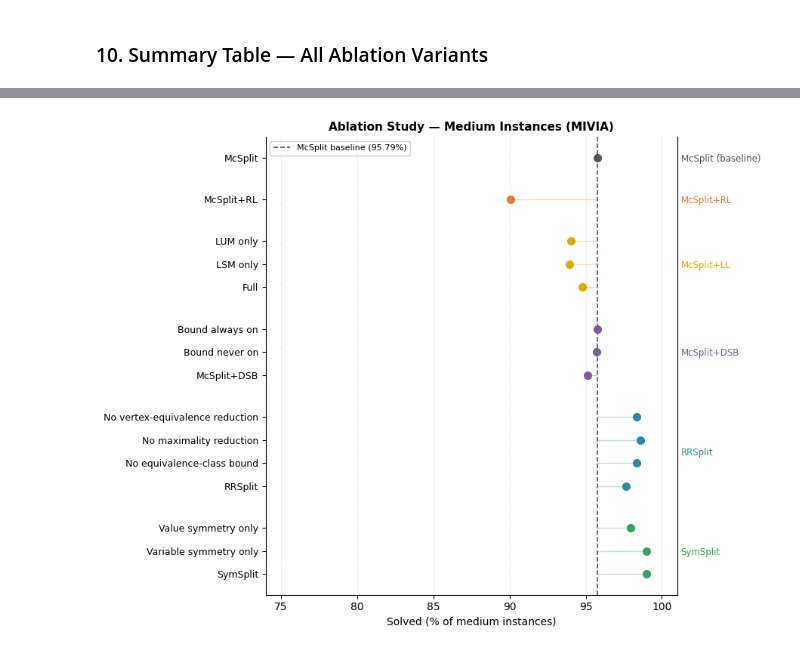
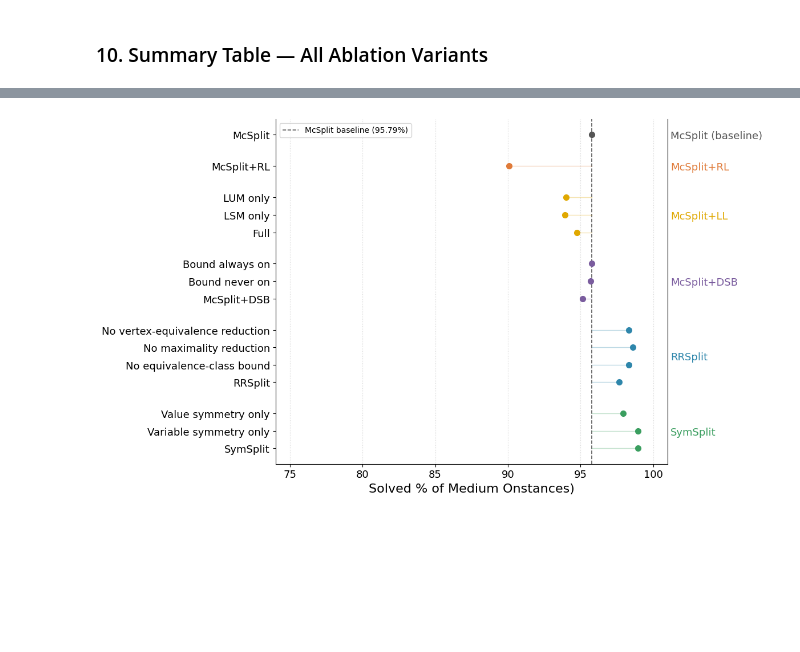
Before and after one commit to tararelan/mcsplit-unified-framework, a Jupyter notebook: evaluation/scripts/ablation_analysis.ipynb, the cells around one changed output, grey strips where cells are left out. Drawn from its saved outputs; the diff is of its cells as text; code cells hidden in the pictures; blank space fills up the shorter version.

```diff
--- a/evaluation/scripts/ablation_analysis.ipynb
+++ b/evaluation/scripts/ablation_analysis.ipynb
@@ -585,6 +545,14 @@ symsplit_valonly 1048.000      97.940
 import matplotlib.pyplot as plt
 import matplotlib.lines as mlines
 import numpy as np
+
+plt.rcParams.update({
+    'font.size': 14,
+    'axes.titlesize': 18,
+    'axes.labelsize': 16,
+    'xtick.labelsize': 13,
+    'ytick.labelsize': 13,
+})
 
 data = {
     'mcsplit':          ('McSplit (baseline)', 95.79),
@@ -650,7 +618,7 @@ GROUP_COLORS = {
 
 BASELINE = 95.79
 
-fig, ax = plt.subplots(figsize=(9, 7))
+fig, ax = plt.subplots(figsize=(12, 7))
 
 y = 0
 yticks = []
@@ -668,40 +636,40 @@ for group, algos in reversed(list(GROUPS.items())):
         yticklabels.append(LABELS[algo])
         y += 1
     group_midpoints[group] = (group_start + y - 1) / 2
     y += 0.8  # gap between groups
 
 ax.axvline(BASELINE, color='#555555', linestyle='--', linewidth=1.2,
            label=f'McSplit baseline ({BASELINE}%)', zorder=1)
 
 ax.set_yticks(yticks)
-ax.set_yticklabels(yticklabels, fontsize=9)
-ax.set_xlabel('Solved (% of medium instances)', fontsize=10)
-ax.set_title('Ablation Study — Medium Instances (MIVIA)', fontsize=11, fontweight='bold')
-ax.legend(fontsize=8, loc='upper left')
+ax.set_yticklabels(yticklabels)
+ax.set_xlabel('Solved % of Medium Onstances)')
+# ax.set_title('Ablation Study — Medium Instances (MIVIA)', fontsize=11, fontweight='bold')
+ax.legend(fontsize=10, loc='upper left')
 ax.set_xlim(74, 101)
 ax.grid(axis='x', linestyle=':', alpha=0.5)
 ax.spines['top'].set_visible(False)
 ax.spines['right'].set_visible(False)
 
 # group labels on right
 ax2 = ax.twinx()
 ax2.set_ylim(ax.get_ylim())
 ax2.set_yticks(list(group_midpoints.values()))
-ax2.set_yticklabels(list(group_midpoints.keys()), fontsize=8.5)
+ax2.set_yticklabels(list(group_midpoints.keys()))
 ax2.tick_params(length=0)
 ax2.spines['top'].set_visible(False)
 ax2.spines['left'].set_visible(False)
 ax2.spines['bottom'].set_visible(False)
 
 # colour the right-axis labels to match dots
 for label, group in zip(ax2.get_yticklabels(), group_midpoints.keys()):
     label.set_color(GROUP_COLORS[group])
 
 plt.tight_layout()
-# plt.savefig('ablation_dotplot.png', bbox_inches='tight')
+plt.savefig('ablation_dotplot.png', bbox_inches='tight', dpi=500)
 plt.show()
 # %% [output]
-[figure, old version]
+[figure, new version]
 # %%
 # ── Load ──────────────────────────────────────────────────────────────────────
 def load_algo(algo, directory):
```
Also changed, not shown: parts of 5 cells of this notebook, 39 other files.
